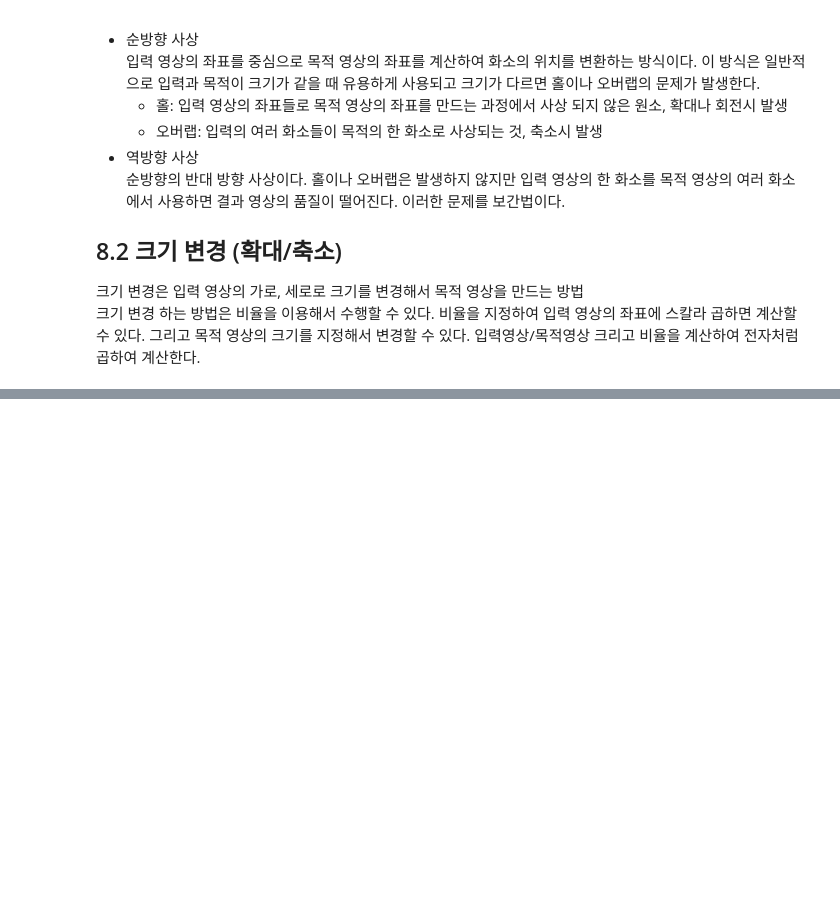
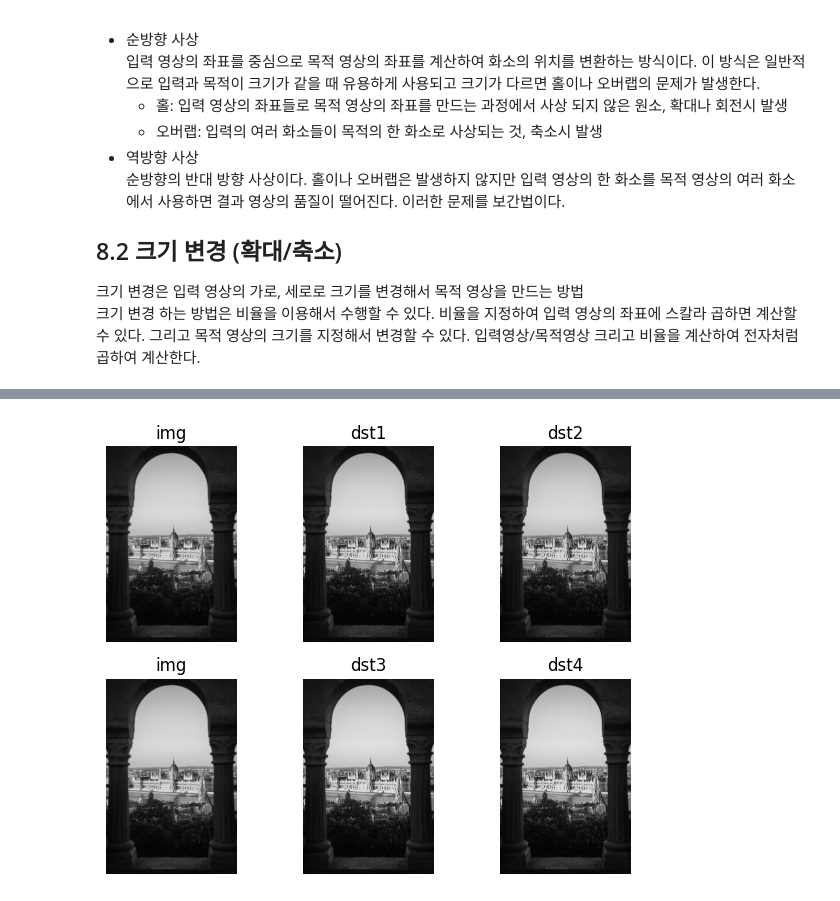
Before and after one commit to toywoo/opencv_tutorial, a Jupyter notebook: source/8_tran_geo.ipynb, the cells around one changed output, grey strips where cells are left out. Cells and saved outputs as stored; diff of their text form; code cells hidden in the pictures; blank space fills up the shorter version.

```diff
--- a/source/8_tran_geo.ipynb
+++ b/source/8_tran_geo.ipynb
@@ -74,0 +114,47 @@ loop elapsed time: 3128.78 ms
+# %%
+def bilinear_value(img, pt):
+    x, y = np.int32(pt)
+    if x >= img.shape[1] - 1: x -= 2
+    if y >= img.shape[0] - 1: y -= 2
+
+    p1 = float(img[y, x])
+    p2 = float(img[y, x + 1])
+    p3 = float(img[y + 1, x])
+    p4 = float(img[y + 1, x + 1])
+
+    alpha, beta = pt[1] - y, pt[0] - x
+    m1 = p1 + alpha * (p3 - p1)
+    m2 = p2 + alpha * (p4 - p2)
+    p = m1 + beta * (m2 - m1)
+    return np.clip(p, 0, 255)
+
+def scaling_blinear(img, size):
+    ratioY, ratioX = np.divide(size[::-1], img.shape[:2])
+
+    dst = [[bilinear_value(img, (j/ratioX, i/ratioY)) for j in range(size[0])] for i in range(size[1])]
+
+    return np.array(dst, img.dtype)
+# %%
+img = cv2.imread("../images/castle.jpg", cv2.IMREAD_GRAYSCALE)
+
+toX = int(img.shape[1] * 1.4)
+toY = int(img.shape[0] * 1.4)
+size = (toX, toY)
+
+dst1 = scaling_blinear(img, (toX, toY))
+dst2 = scaling_nearest(img, (toX, toY))
+dst3 = cv2.resize(img, size, 0, 0, cv2.INTER_LINEAR)
+dst4 = cv2.resize(img, size, 0, 0, cv2.INTER_NEAREST)
+
+titles = ['img', 'dst1', 'dst2', 'img', 'dst3', 'dst4']
+fig, axs = plt.subplots(nrows=2, ncols=3)
+
+for ax, title in zip(axs.flat, titles):
+    ax.imshow(eval(title), cmap='gray')
+    ax.set_title(title)
+    ax.axis('off')
+
+plt.tight_layout()
+plt.show()
+# %% [output]
+[figure, added]
```
Also changed, not shown: parts of 9 cells of this notebook.
